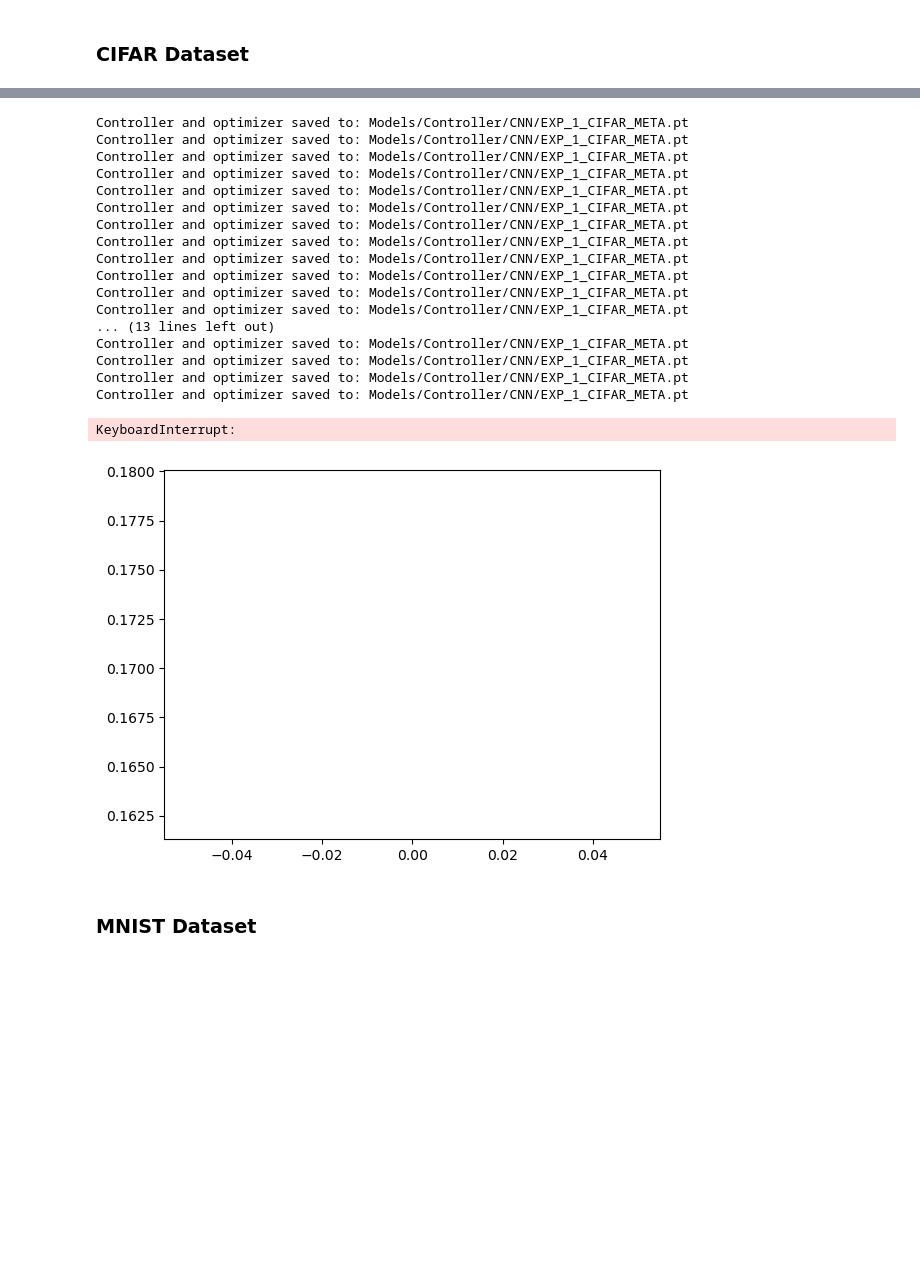
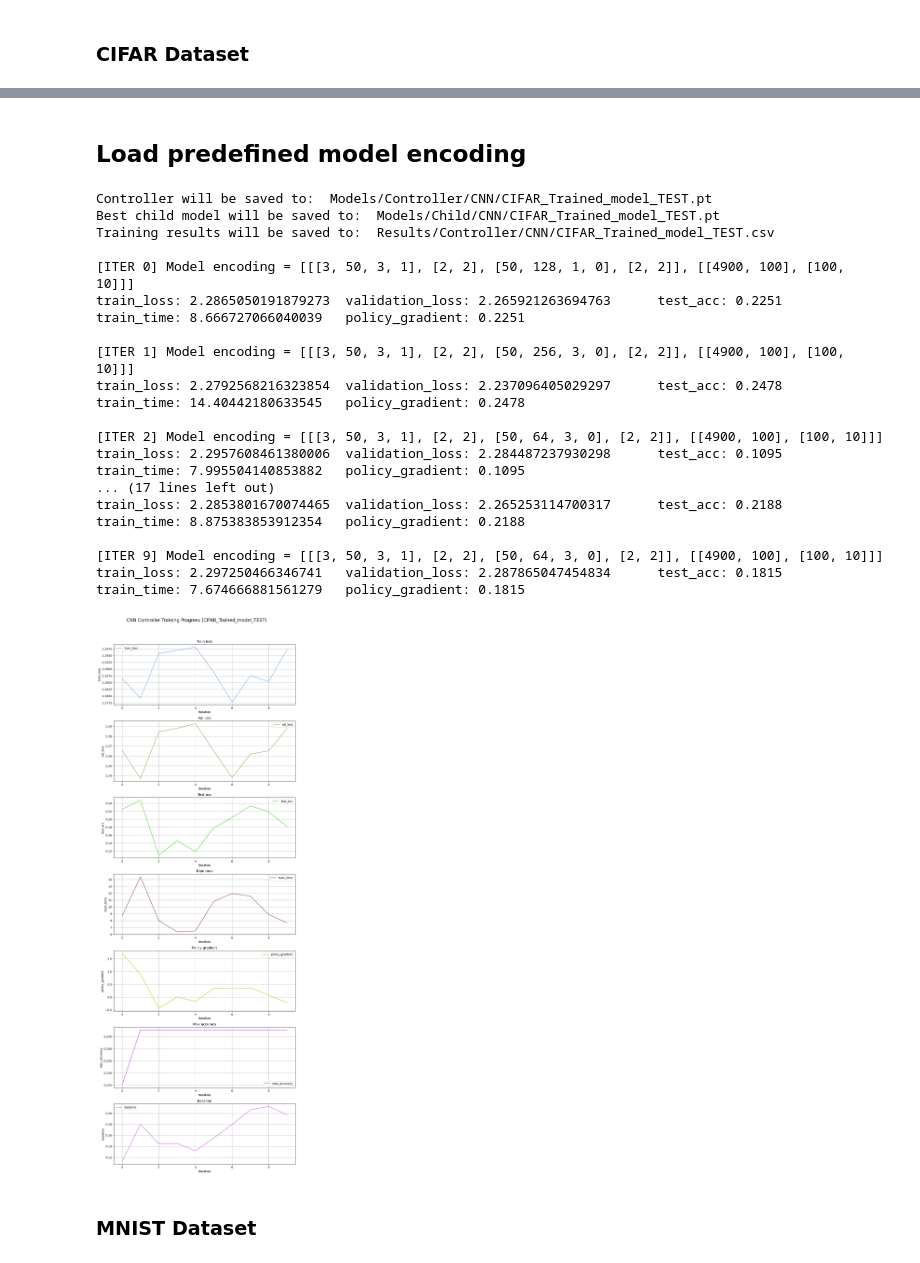
Before and after one commit to rahul0299/neural-arch-search-cs5242, a Jupyter notebook: cnn-nas-experiment-1.ipynb, the cells around one changed output, grey strips where cells are left out. Cells and saved outputs as stored; diff of their text form; code cells hidden in the pictures; blank space fills up the shorter version.

```diff
--- a/cnn-nas-experiment-1.ipynb
+++ b/cnn-nas-experiment-1.ipynb
@@ -621,0 +216,3 @@ def train_controller(
+# %%
+experiment_name = "TEST"
+controller1= "CIFAR_Trained_model_TEST"
@@ -623,0 +251,2 @@ reset_experiment("EXP_1_CIFAR_META")
+# %% [markdown]
+## Load  predefined model encoding
@@ -624,55 +259,56 @@ reset_experiment("EXP_1_CIFAR_META")
 # %%
+from CNN_NAS.CNNController import CNNController
+
 #Load and run
 logger.info("###############################################")
 logger.info("STARTING TRAINING")
 logger.info("###############################################")
 
 try:
-    meta_controller, optimizer, baseline = load_controller("EXP_1_CIFAR_META")
+    meta_controller, optimizer, baseline = utils.load_controller(controller1)
 except FileNotFoundError:
-    meta_controller = CNNController(name="EXP_1_CIFAR_META", meta=torch.tensor([[32, 10]],dtype=torch.float))
+    meta_controller = CNNController(name=controller1, meta=torch.tensor([[img_size, num_classes]], dtype=torch.float))
     baseline = 0
     optimizer = None
 
-train_data = (torch.load(data_path + 'cifar/train_data.pt',weights_only=True), torch.load(data_path + 'cifar/train_label.pt',weights_only=True))
-test_data = (torch.load(data_path + 'cifar/test_data.pt',weights_only=True), torch.load(data_path + 'cifar/test_label.pt',weights_only=True))
 
-model_iters=100
-train_epochs=10
+
+model_iters=10
+train_epochs=1
 trained_controller, optimizer = train_controller(
     meta_controller,
-    train_data,
-    test_data,
+    dataset_train_data,
+    dataset_test_data,
     model_iters=model_iters,
     train_epochs=train_epochs,
     negative_reward=-1,
-    max_child_layers=5,
+    max_child_layers=2,
+    positions=[1],
     baseline=baseline,
     optimizer=optimizer,
 )
 # %% [output]
-Controller and optimizer saved to: Models/Controller/CNN/EXP_1_CIFAR_META.pt
-Controller and optimizer saved to: Models/Controller/CNN/EXP_1_CIFAR_META.pt
-Controller and optimizer saved to: Models/Controller/CNN/EXP_1_CIFAR_META.pt
-Controller and optimizer saved to: Models/Controller/CNN/EXP_1_CIFAR_META.pt
-Controller and optimizer saved to: Models/Controller/CNN/EXP_1_CIFAR_META.pt
-Controller and optimizer saved to: Models/Controller/CNN/EXP_1_CIFAR_META.pt
-Controller and optimizer saved to: Models/Controller/CNN/EXP_1_CIFAR_META.pt
-Controller and optimizer saved to: Models/Controller/CNN/EXP_1_CIFAR_META.pt
-Controller and optimizer saved to: Models/Controller/CNN/EXP_1_CIFAR_META.pt
-Controller and optimizer saved to: Models/Controller/CNN/EXP_1_CIFAR_META.pt
-Controller and optimizer saved to: Models/Controller/CNN/EXP_1_CIFAR_META.pt
-Controller and optimizer saved to: Models/Controller/CNN/EXP_1_CIFAR_META.pt
-... (13 lines left out)
-Controller and optimizer saved to: Models/Controller/CNN/EXP_1_CIFAR_META.pt
-Controller and optimizer saved to: Models/Controller/CNN/EXP_1_CIFAR_META.pt
-Controller and optimizer saved to: Models/Controller/CNN/EXP_1_CIFAR_META.pt
-Controller and optimizer saved to: Models/Controller/CNN/EXP_1_CIFAR_META.pt
+Controller will be saved to:  Models/Controller/CNN/CIFAR_Trained_model_TEST.pt
+Best child model will be saved to:  Models/Child/CNN/CIFAR_Trained_model_TEST.pt
+Training results will be saved to:  Results/Controller/CNN/CIFAR_Trained_model_TEST.csv
+
+[ITER 0] Model encoding = [[[3, 50, 3, 1], [2, 2], [50, 128, 1, 0], [2, 2]], [[4900, 100], [100, 10]]]
+train_loss: 2.2865050191879273  validation_loss: 2.265921263694763      test_acc: 0.2251        train_time: 8.666727066040039   policy_gradient: 0.2251
+
+[ITER 1] Model encoding = [[[3, 50, 3, 1], [2, 2], [50, 256, 3, 0], [2, 2]], [[4900, 100], [100, 10]]]
+train_loss: 2.2792568216323854  validation_loss: 2.237096405029297      test_acc: 0.2478        train_time: 14.40442180633545   policy_gradient: 0.2478
+
+[ITER 2] Model encoding = [[[3, 50, 3, 1], [2, 2], [50, 64, 3, 0], [2, 2]], [[4900, 100], [100, 10]]]
+train_loss: 2.2957608461380006  validation_loss: 2.284487237930298      test_acc: 0.1095        train_time: 7.995504140853882   policy_gradient: 0.1095
+... (17 lines left out)
+train_loss: 2.2853801670074465  validation_loss: 2.265253114700317      test_acc: 0.2188        train_time: 8.875383853912354   policy_gradient: 0.2188
+
+[ITER 9] Model encoding = [[[3, 50, 3, 1], [2, 2], [50, 64, 3, 0], [2, 2]], [[4900, 100], [100, 10]]]
+train_loss: 2.297250466346741   validation_loss: 2.287865047454834      test_acc: 0.1815        train_time: 7.674666881561279   policy_gradient: 0.1815
-KeyboardInterrupt:
 # %%
-plot_accuracy("EXP_1_CIFAR_META")
+utils.plot_metrics(controller1)
 # %% [output]
-[figure, old version]
+[figure, new version]
 # %% [markdown]
 ### MNIST Dataset
 # %%
```
Also changed, not shown: parts of 20 cells of this notebook.
